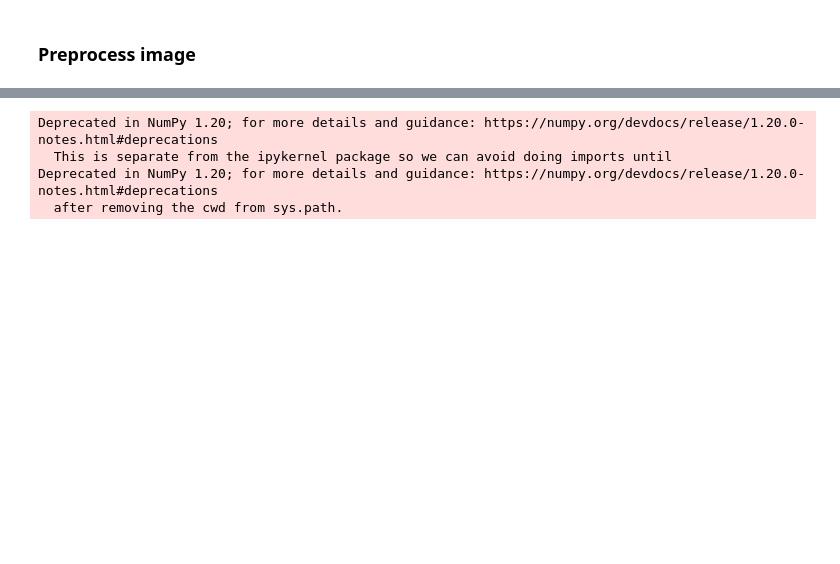
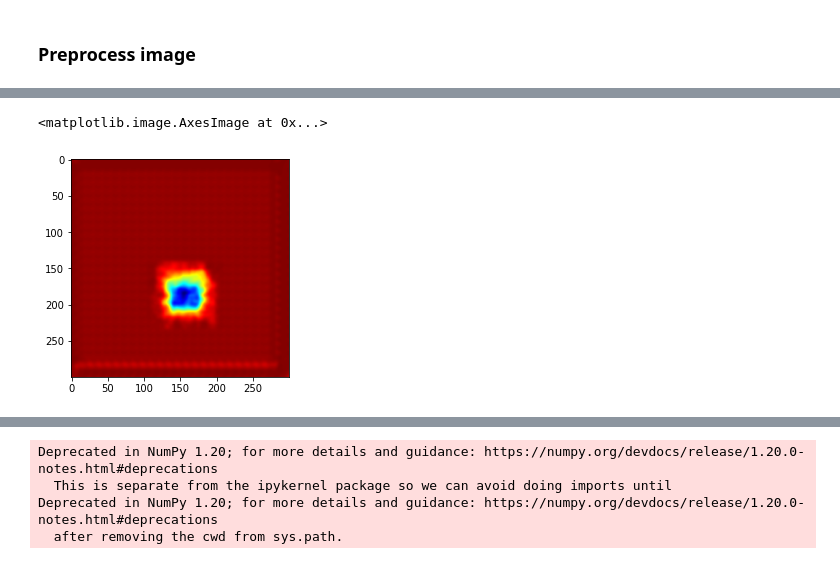
Before and after one commit to haotruongnhat/deep_grasp_vgu, a Jupyter notebook: deep_grasp_vgu/deep_grasp_cnn/ggcnn_test.ipynb, the cells around one changed output, grey strips where cells are left out. Cells and saved outputs as stored; diff of their text form; code cells hidden in the pictures; blank space fills up the shorter version.

```diff
--- a/deep_grasp_vgu/deep_grasp_cnn/ggcnn_test.ipynb
+++ b/deep_grasp_vgu/deep_grasp_cnn/ggcnn_test.ipynb
@@ -64,0 +71,5 @@ points, angle, width_img, _ = predict(depth_crop, process_depth=False, depth_nan
+# %%
+plt.imshow(cv2.applyColorMap(norm_image,  cv2.COLORMAP_JET))
+# %% [output]
+<matplotlib.image.AxesImage at 0x...>
+[figure, added]
```
Also changed, not shown: parts of 23 cells of this notebook, 4 other files.
